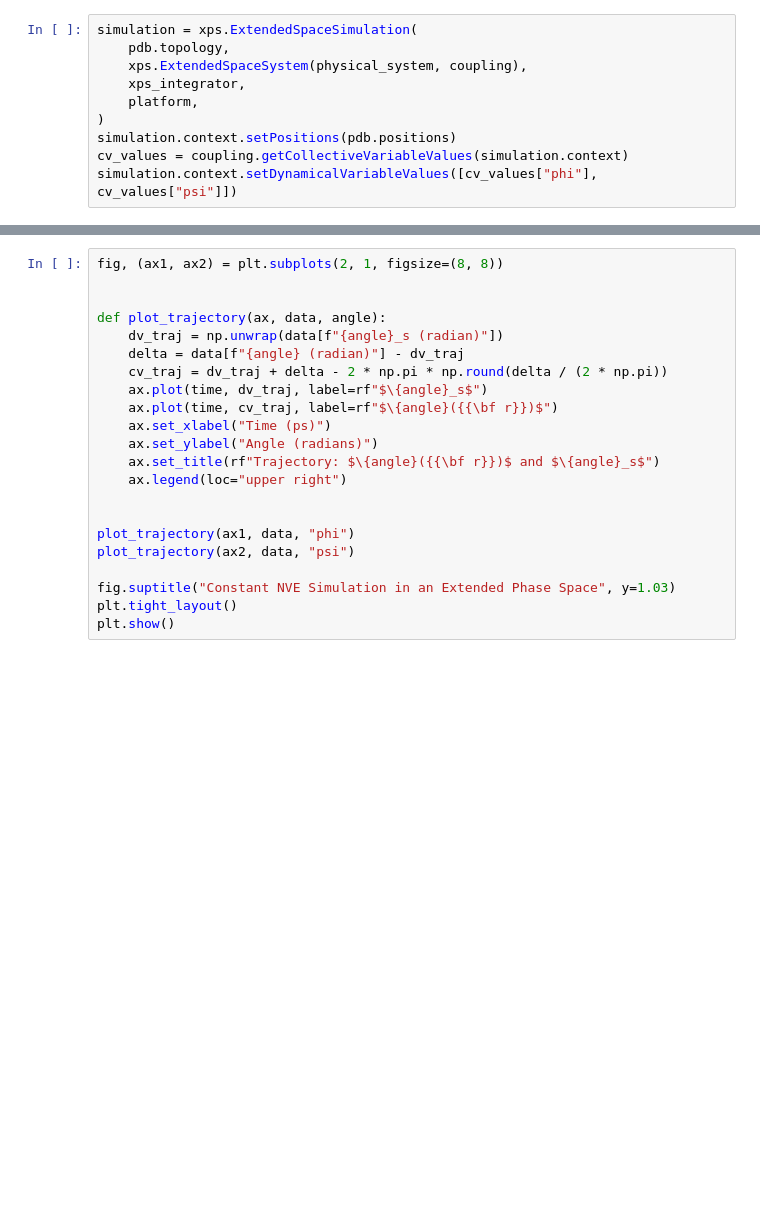
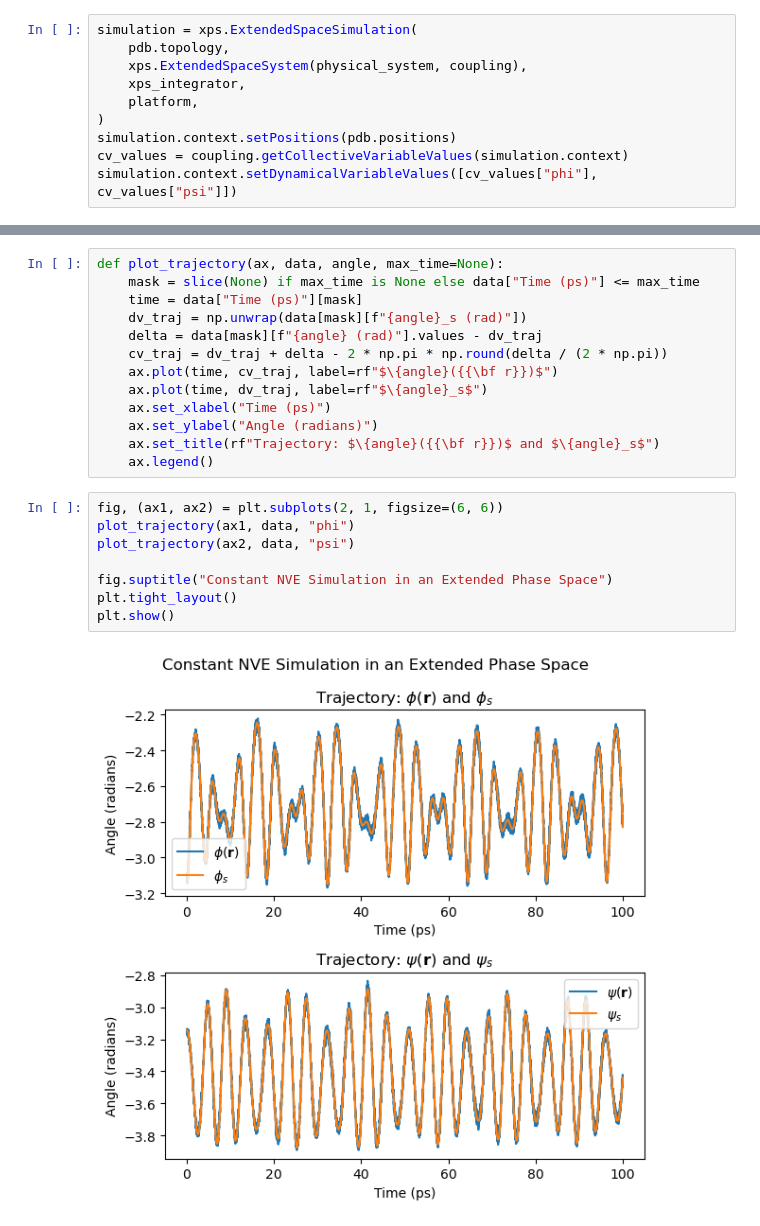
Before and after one commit to craabreu/openxps, a Jupyter notebook: examples/alanine_dipeptide/nve-simulation.ipynb, the cells around one changed output, grey strips where cells are left out. Drawn from its saved outputs; the diff is of its cells as text; blank space fills up the shorter version.

```diff
--- a/examples/alanine_dipeptide/nve-simulation.ipynb
+++ b/examples/alanine_dipeptide/nve-simulation.ipynb
@@ -137,22 +201,23 @@ Plotting the trajectory of the DVs and their attached CVs to check the coupling
 # %%
-fig, (ax1, ax2) = plt.subplots(2, 1, figsize=(8, 8))
-
-
-def plot_trajectory(ax, data, angle):
-    dv_traj = np.unwrap(data[f"{angle}_s (radian)"])
-    delta = data[f"{angle} (radian)"] - dv_traj
+def plot_trajectory(ax, data, angle, max_time=None):
+    mask = slice(None) if max_time is None else data["Time (ps)"] <= max_time
+    time = data["Time (ps)"][mask]
+    dv_traj = np.unwrap(data[mask][f"{angle}_s (rad)"])
+    delta = data[mask][f"{angle} (rad)"].values - dv_traj
     cv_traj = dv_traj + delta - 2 * np.pi * np.round(delta / (2 * np.pi))
+    ax.plot(time, cv_traj, label=rf"$\{angle}({{\bf r}})$")
     ax.plot(time, dv_traj, label=rf"$\{angle}_s$")
-    ax.plot(time, cv_traj, label=rf"$\{angle}({{\bf r}})$")
     ax.set_xlabel("Time (ps)")
     ax.set_ylabel("Angle (radians)")
     ax.set_title(rf"Trajectory: $\{angle}({{\bf r}})$ and $\{angle}_s$")
-    ax.legend(loc="upper right")
-
-
-plot_trajectory(ax1, data, "phi")
-plot_trajectory(ax2, data, "psi")
-
-fig.suptitle("Constant NVE Simulation in an Extended Phase Space", y=1.03)
-plt.tight_layout()
-plt.show()
+    ax.legend()
+# %%
+fig, (ax1, ax2) = plt.subplots(2, 1, figsize=(6, 6))
+plot_trajectory(ax1, data, "phi")
+plot_trajectory(ax2, data, "psi")
+
+fig.suptitle("Constant NVE Simulation in an Extended Phase Space")
+plt.tight_layout()
+plt.show()
+# %% [output]
+[figure, added]
```
Also changed, not shown: parts of 30 cells of this notebook, 3 other files.
